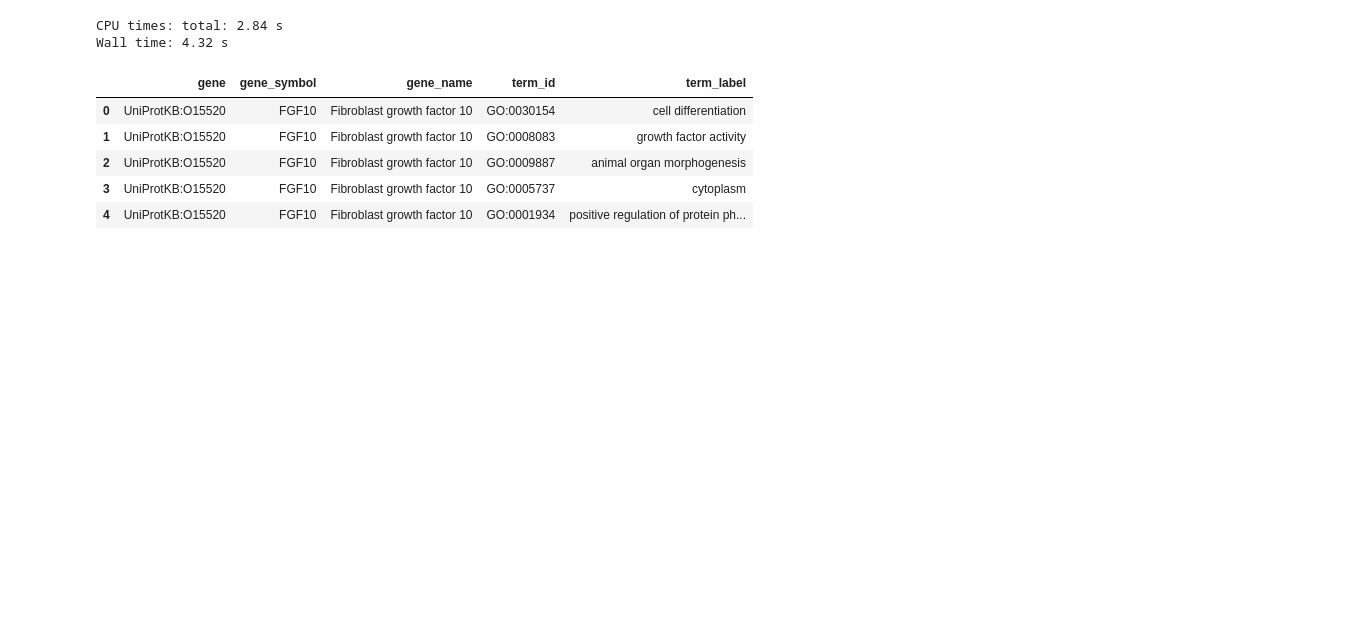
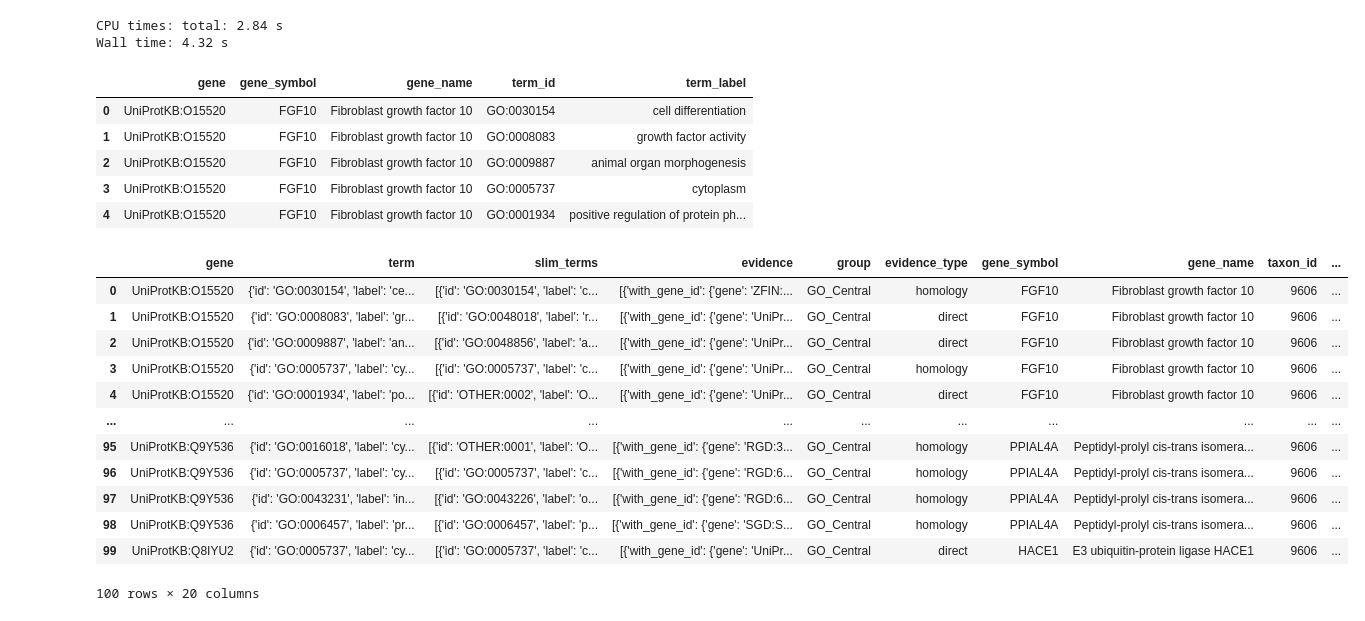
Before and after one commit to pantherdb/pango, a Jupyter notebook: loader/playground.ipynb, the cells around one changed output. Drawn from its saved outputs; the diff is of its cells as text; code cells hidden in the pictures; blank space fills up the shorter version.

```diff
--- a/loader/playground.ipynb
+++ b/loader/playground.ipynb
@@ -458,3 +459,20 @@ clean_annos_df['term_label'] = clean_annos_df['term'].apply(lambda x: x['label']
 unknown_cc_df = clean_annos_df[clean_annos_df['term_label']=='Unknown cellular component']
 unique_genes = unknown_cc_df.drop_duplicates(subset=['gene_name'])
 unique_genes
+# %%
+clean_annos_df = pd.read_json(clean_annotations_fp)[:100]
+clean_annos_df =  clean_annos_df.drop(['evidence'])
+# %% [output]
+|  | gene | term | slim_terms | evidence | group | evidence_type | gene_symbol | gene_name | taxon_id | ... |
+| 0 | UniProtKB:O15520 | {'id': 'GO:0030154', 'label': 'ce... | [{'id': 'GO:0030154', 'label': 'c... | [{'with_gene_id': {'gene': 'ZFIN:... | GO_Central | homology | FGF10 | Fibroblast growth factor 10 | 9606 | ... |
+| 1 | UniProtKB:O15520 | {'id': 'GO:0008083', 'label': 'gr... | [{'id': 'GO:0048018', 'label': 'r... | [{'with_gene_id': {'gene': 'UniPr... | GO_Central | direct | FGF10 | Fibroblast growth factor 10 | 9606 | ... |
+| 2 | UniProtKB:O15520 | {'id': 'GO:0009887', 'label': 'an... | [{'id': 'GO:0048856', 'label': 'a... | [{'with_gene_id': {'gene': 'UniPr... | GO_Central | direct | FGF10 | Fibroblast growth factor 10 | 9606 | ... |
+| 3 | UniProtKB:O15520 | {'id': 'GO:0005737', 'label': 'cy... | [{'id': 'GO:0005737', 'label': 'c... | [{'with_gene_id': {'gene': 'UniPr... | GO_Central | homology | FGF10 | Fibroblast growth factor 10 | 9606 | ... |
+| 4 | UniProtKB:O15520 | {'id': 'GO:0001934', 'label': 'po... | [{'id': 'OTHER:0002', 'label': 'O... | [{'with_gene_id': {'gene': 'UniPr... | GO_Central | direct | FGF10 | Fibroblast growth factor 10 | 9606 | ... |
+| ... | ... | ... | ... | ... | ... | ... | ... | ... | ... | ... |
+| 95 | UniProtKB:Q9Y536 | {'id': 'GO:0016018', 'label': 'cy... | [{'id': 'OTHER:0001', 'label': 'O... | [{'with_gene_id': {'gene': 'RGD:3... | GO_Central | homology | PPIAL4A | Peptidyl-prolyl cis-trans isomera... | 9606 | ... |
+| 96 | UniProtKB:Q9Y536 | {'id': 'GO:0005737', 'label': 'cy... | [{'id': 'GO:0005737', 'label': 'c... | [{'with_gene_id': {'gene': 'RGD:6... | GO_Central | homology | PPIAL4A | Peptidyl-prolyl cis-trans isomera... | 9606 | ... |
+| 97 | UniProtKB:Q9Y536 | {'id': 'GO:0043231', 'label': 'in... | [{'id': 'GO:0043226', 'label': 'o... | [{'with_gene_id': {'gene': 'RGD:6... | GO_Central | homology | PPIAL4A | Peptidyl-prolyl cis-trans isomera... | 9606 | ... |
+| 98 | UniProtKB:Q9Y536 | {'id': 'GO:0006457', 'label': 'pr... | [{'id': 'GO:0006457', 'label': 'p... | [{'with_gene_id': {'gene': 'SGD:S... | GO_Central | homology | PPIAL4A | Peptidyl-prolyl cis-trans isomera... | 9606 | ... |
+| 99 | UniProtKB:Q8IYU2 | {'id': 'GO:0005737', 'label': 'cy... | [{'id': 'GO:0005737', 'label': 'c... | [{'with_gene_id': {'gene': 'UniPr... | GO_Central | direct | HACE1 | E3 ubiquitin-protein ligase HACE1 | 9606 | ... |
+100 rows × 20 columns
```
Also changed, not shown: parts of 3 cells of this notebook, 2 other files.
